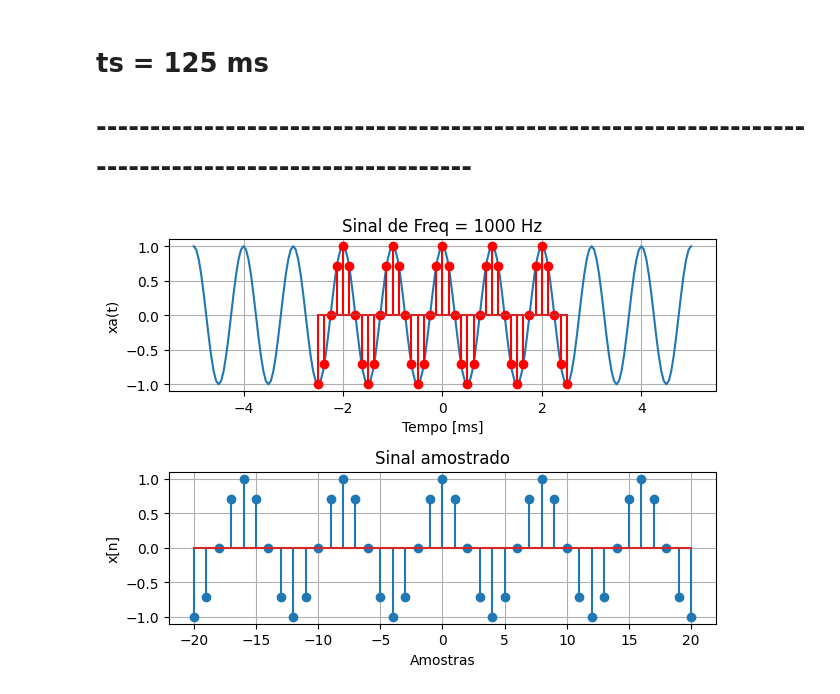
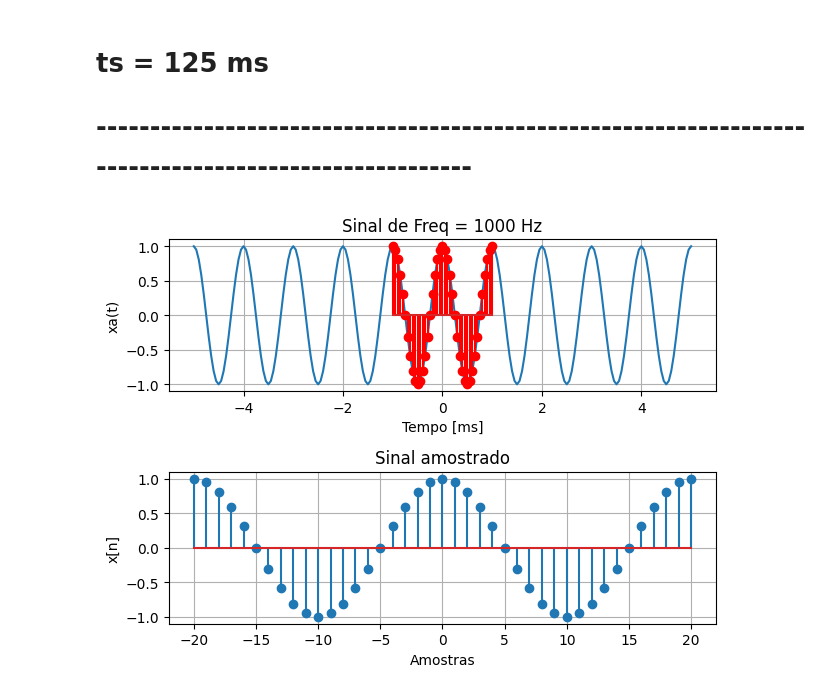
Before and after one commit to mpsmaker/UNIVALI, a Jupyter notebook: 21814_PDS/Aula_01/Note1_exemplo_amostragem.ipynb, the cells around one changed output. Drawn from its saved outputs; the diff is of its cells as text; code cells hidden in the pictures.

```diff
--- a/21814_PDS/Aula_01/Note1_exemplo_amostragem.ipynb
+++ b/21814_PDS/Aula_01/Note1_exemplo_amostragem.ipynb
@@ -75,32 +75,33 @@ plt.grid(True)
 # Criando o sinal discreto e plotando:
 # Aqui, definimos a taxa de amostragem Fs e o período de amostragem Ts.
 # Criamos um vetor n que varia de -20 a 20, representando as amostras discretas.
 # Calculamos o sinal discreto xd usando a fórmula do cosseno discreto.
 # Usamos plt.stem para criar um gráfico de haste (stem plot) do sinal discreto,
 # configuramos a cor para vermelho.
 
 Fs = 8000
 Ts = 1 / Fs
+f = 400
 n = np.arange(-20, 21)
 xd = np.cos(2 * np.pi * n * f / Fs)
 N = len(n)
 
-plt.stem(n * Ts * 1000, xd, 'r')
+plt.stem(n * Ts * f, xd, 'r')
 
 
 # Plotando o sinal amostrado:
 # Aqui, criamos um novo subplot para o sinal amostrado e usamos plt.stem novamente para criar um gráfico de haste.
 # Definimos títulos, rótulos dos eixos e ativamos a grade. Finalmente, usamos plt.tight_layout() para ajustar
 # o layout dos subplots e plt.show() para exibir os gráficos.
 
 plt.subplot(2, 1, 2)
 plt.stem(n, xd)
 plt.title('Sinal amostrado')
 plt.xlabel('Amostras')
 plt.ylabel('x[n]')
 plt.grid(True)
 
 plt.tight_layout()
 plt.show()
 # %% [output]
-[figure, old version]
+[figure, new version]
```
Also changed, not shown: 20 other files.
